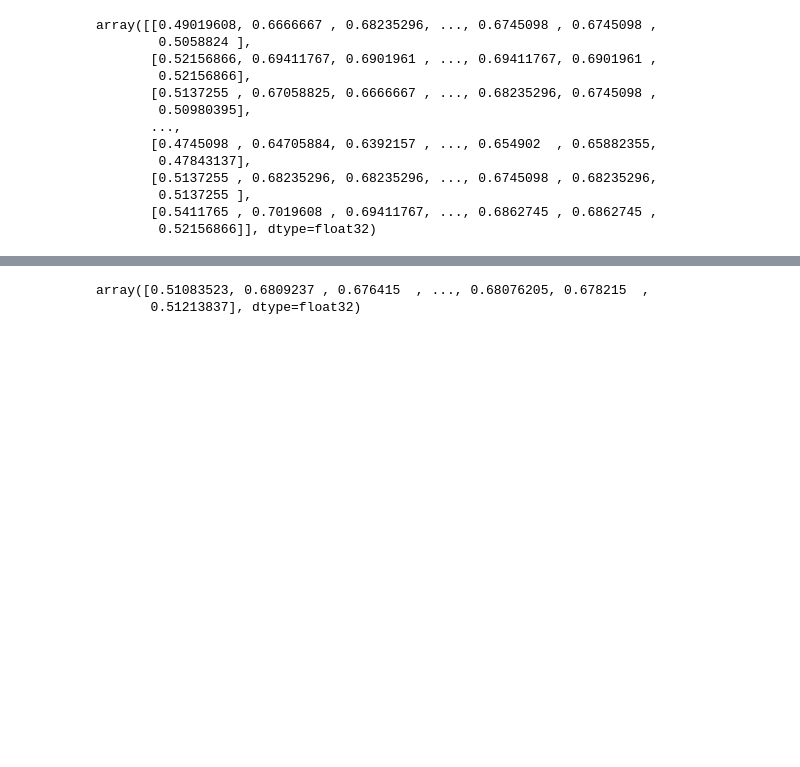
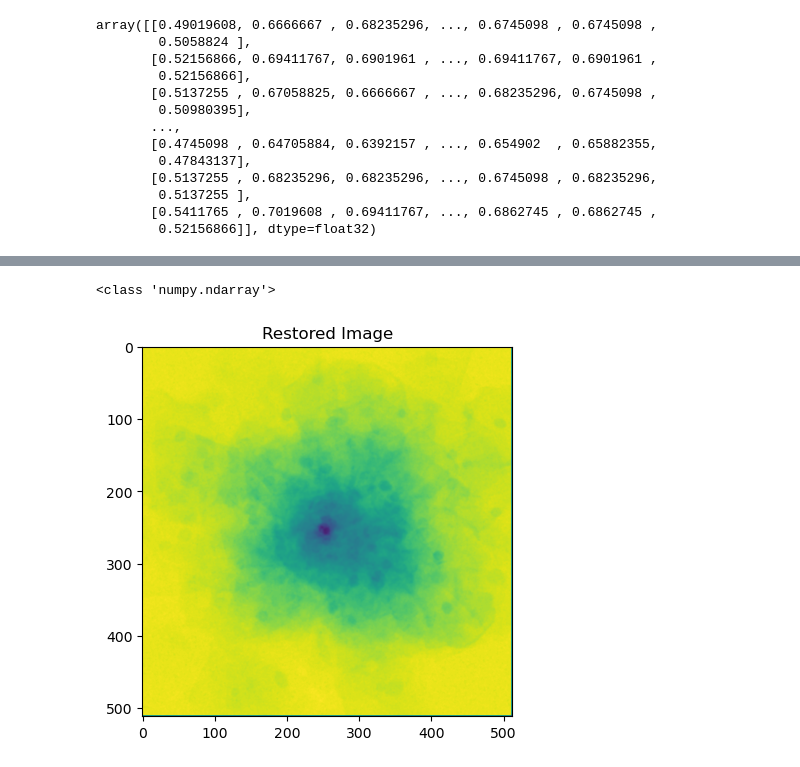
Before and after one commit to SavyaSanchi-Sharma/K-meansClustering, a Jupyter notebook: rwGraphs.ipynb, the cells around one changed output, grey strips where cells are left out. Drawn from its saved outputs; the diff is of its cells as text; code cells hidden in the pictures; blank space fills up the shorter version.

```diff
--- a/rwGraphs.ipynb
+++ b/rwGraphs.ipynb
@@ -138,10 +149,13 @@ plt.show()
-# %%
-p=X[7]
-tp=pca.inverse_transform(p)
-
-tp
-# %% [output]
-array([0.51083523, 0.6809237 , 0.676415  , ..., 0.68076205, 0.678215  ,
-       0.51213837], dtype=float32)
+# %%
+p=centroidEuclid[0]
+tp=pca.inverse_transform(p)
+print(type(tp))
+restored_image =tp.reshape(512,512)
+plt.imshow(restored_image)
+plt.title("Restored Image")
+plt.show()
+# %% [output]
+<class 'numpy.ndarray'>
+[figure, added]
 # %%
 
```
Also changed, not shown: parts of 11 cells of this notebook, 2 other files.
